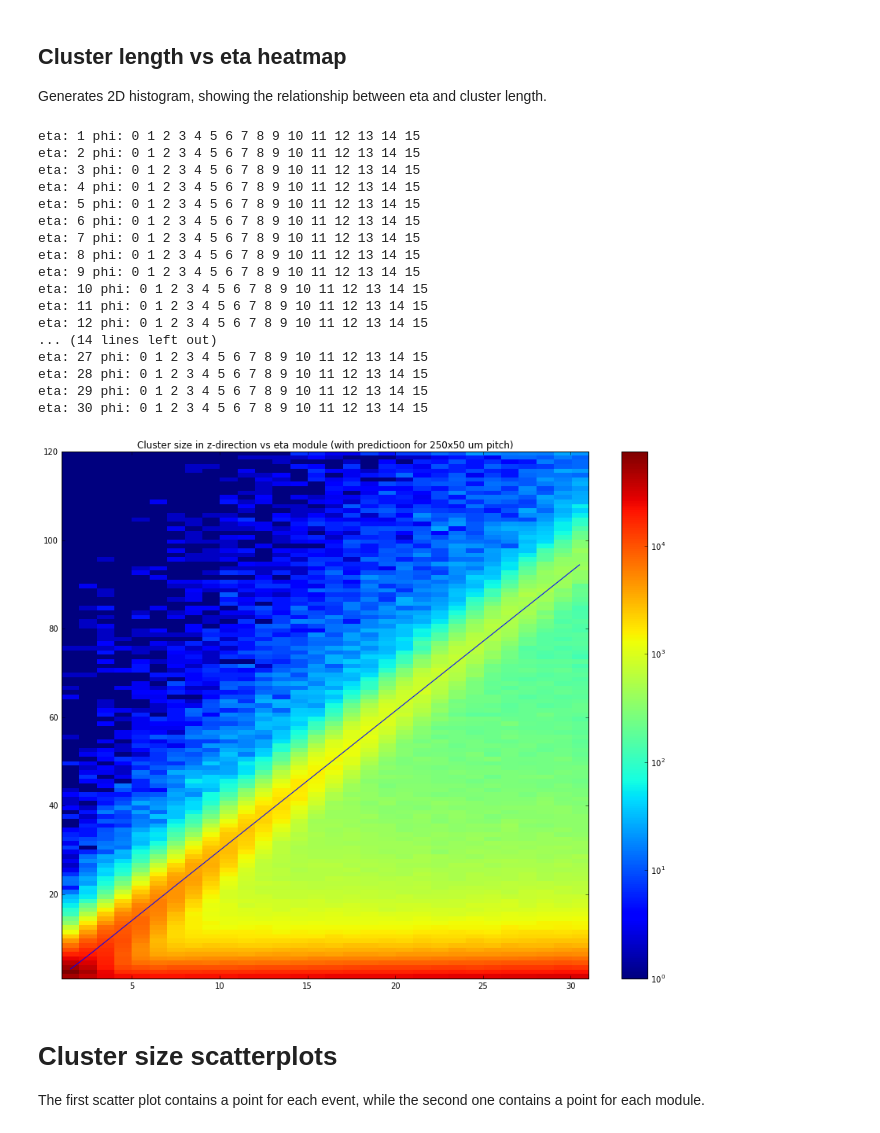
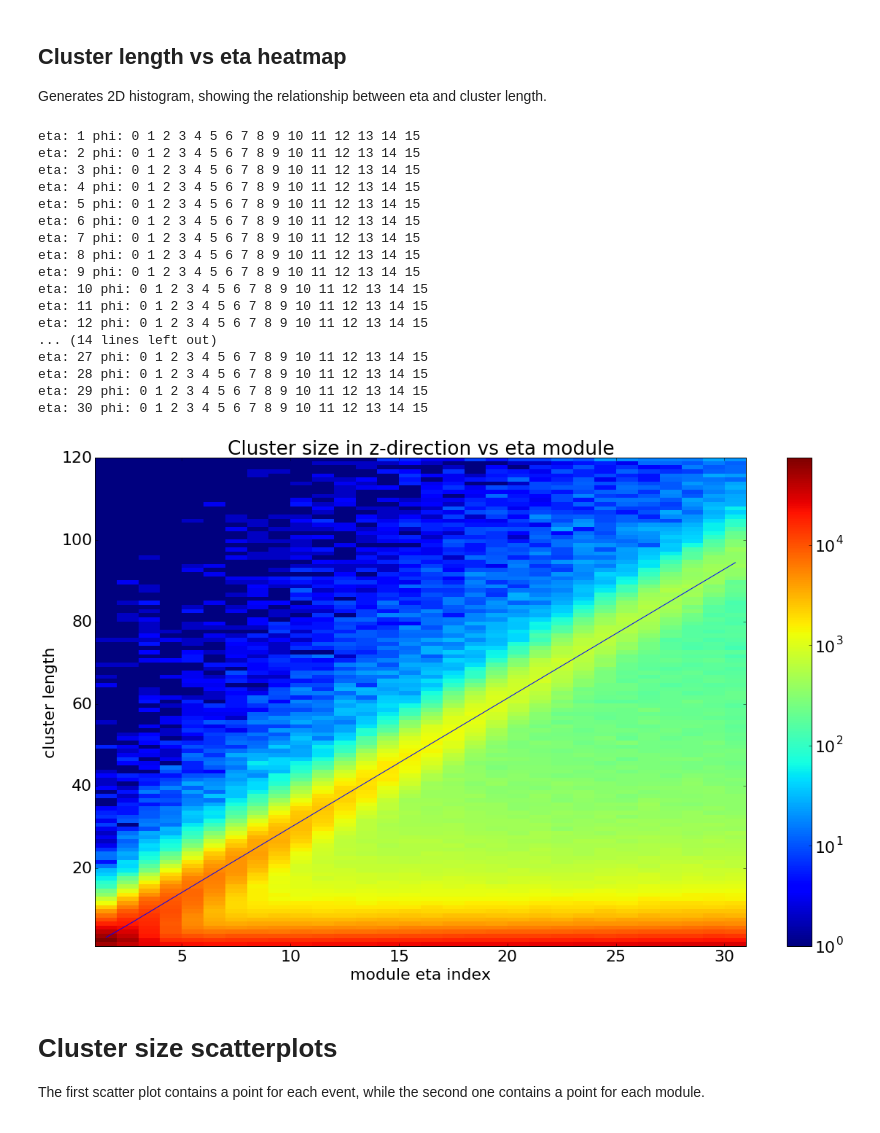
Before and after one commit to adikus/physics_project, a Jupyter notebook: cluster_sizes.ipynb, the cells around one changed output. Drawn from its saved outputs; the diff is of its cells as text; code cells hidden in the pictures.

```diff
--- a/cluster_sizes.ipynb
+++ b/cluster_sizes.ipynb
@@ -389,41 +398,53 @@ def show_length_heatmap_per_eta(eta1, eta2):
 
     eta_lengths = np.vstack(eta_lengths)
 
-    plt.figure(figsize=(15, 12))
-    plt.title('Cluster size in z-direction vs eta module (with predictioon for 250x50 um pitch)')
+    #plt.figure(figsize=(15, 12))
+
+    plt.figure(figsize=(20, 12))
+
+    font = {'family' : 'normal',
+            'weight' : 'normal',
+            'size'   : 22}
+
+    plt.rc('font', **font)
+
+    #plt.title('Cluster size in z-direction vs eta module (with predictioon for 250x50 um pitch)')
+    plt.title('Cluster size in z-direction vs eta module')
     H, yedges, xedges = np.histogram2d(eta_lengths[:, 1], eta_lengths[:, 0], bins=(range(1, 121), range(1, 32)))
     norm = LogNorm(1, H.max())
     plt.imshow(np.clip(H, 1, H.max()), norm=norm, aspect=0.25, interpolation='nearest', origin='low', extent=[xedges[0], xedges[-1], yedges[0], yedges[-1]])
     plt.colorbar()
     plt.axis('tight')
+    plt.ylabel('cluster length')
+    plt.xlabel('module eta index')
 
     eta_i = np.linspace(1, 30, 30)
     theta = np_module_pixel_to_theta(eta_i, 186)
     length = 250/(50*np.tan(theta))+1
     plt.plot(eta_i+0.5, length+0.5)
 
     plt.savefig('cluster_length_eta.png')
 
 #show_length_heatmap_per_eta(1, 30)
 # %% [output]
 eta: 1 phi: 0 1 2 3 4 5 6 7 8 9 10 11 12 13 14 15
 eta: 2 phi: 0 1 2 3 4 5 6 7 8 9 10 11 12 13 14 15
 eta: 3 phi: 0 1 2 3 4 5 6 7 8 9 10 11 12 13 14 15
 eta: 4 phi: 0 1 2 3 4 5 6 7 8 9 10 11 12 13 14 15
 eta: 5 phi: 0 1 2 3 4 5 6 7 8 9 10 11 12 13 14 15
 eta: 6 phi: 0 1 2 3 4 5 6 7 8 9 10 11 12 13 14 15
 eta: 7 phi: 0 1 2 3 4 5 6 7 8 9 10 11 12 13 14 15
 eta: 8 phi: 0 1 2 3 4 5 6 7 8 9 10 11 12 13 14 15
 eta: 9 phi: 0 1 2 3 4 5 6 7 8 9 10 11 12 13 14 15
 eta: 10 phi: 0 1 2 3 4 5 6 7 8 9 10 11 12 13 14 15
 eta: 11 phi: 0 1 2 3 4 5 6 7 8 9 10 11 12 13 14 15
 eta: 12 phi: 0 1 2 3 4 5 6 7 8 9 10 11 12 13 14 15
 ... (14 lines left out)
 eta: 27 phi: 0 1 2 3 4 5 6 7 8 9 10 11 12 13 14 15
 eta: 28 phi: 0 1 2 3 4 5 6 7 8 9 10 11 12 13 14 15
 eta: 29 phi: 0 1 2 3 4 5 6 7 8 9 10 11 12 13 14 15
 eta: 30 phi: 0 1 2 3 4 5 6 7 8 9 10 11 12 13 14 15
-[figure, old version]
+[figure, new version]
 # %% [markdown]
 # Cluster size scatterplots
 
```
Also changed, not shown: parts of 2 cells of this notebook, 42 other files.
